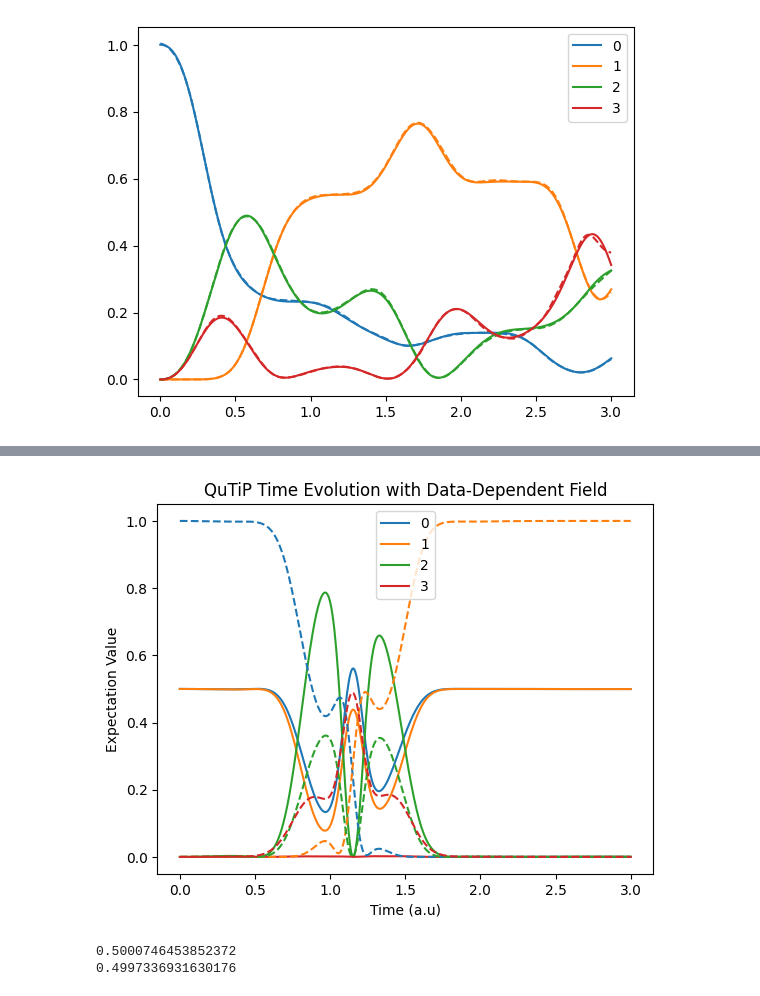
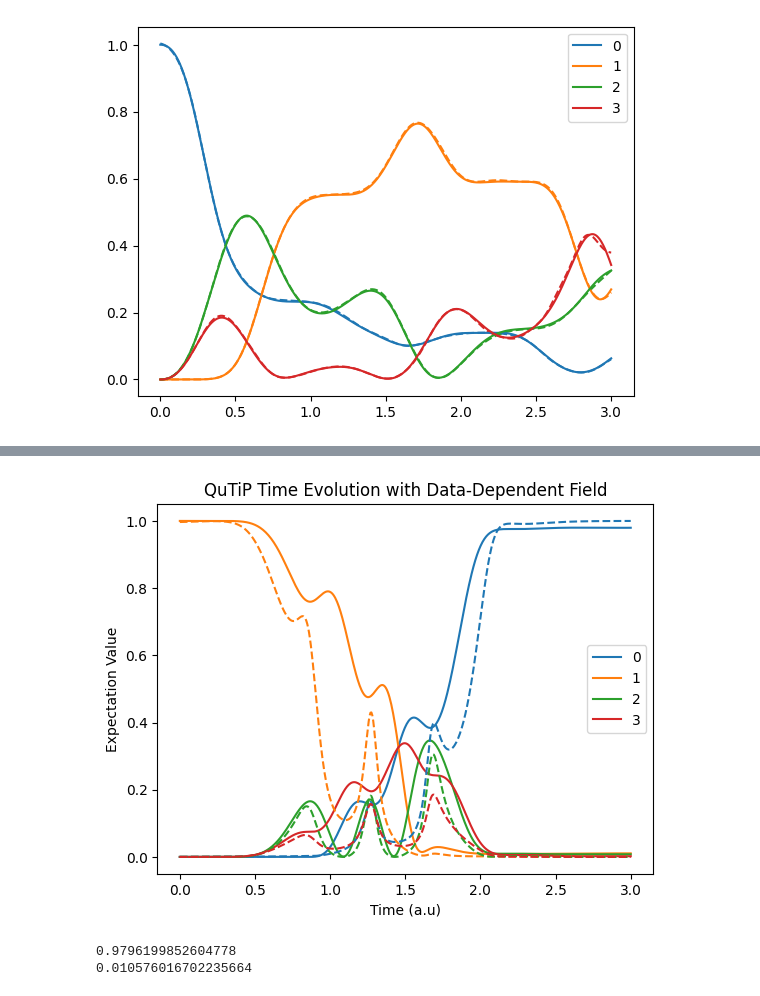
Before and after one commit to martinjimenez388/my-first-proyect, a Jupyter notebook: PINN_control_4levels_pre_trained.ipynb, the cells around one changed output, grey strips where cells are left out. Saved outputs shown, nothing was run; the diff lists cells and outputs as text; code cells hidden in the pictures.

```diff
--- a/PINN_control_4levels_pre_trained.ipynb
+++ b/PINN_control_4levels_pre_trained.ipynb
@@ -546,43 +566,43 @@ H = [H0, [H1,wp], [H2,ws]] # QuTiP uses cubic spline interpolation for field_dat
 
 # (Optional) Define collapse operators for an open system simulation
 c_ops = [] # e.g., c_ops = [np.sqrt(gamma) * qt.sigmam()]
 
 # 3. Define the initial state and expectation value operators
-selst = 0
-#psi0 = qt.basis(4, selst) # Initial state |0>
-psi0 = 1/np.sqrt(2)*(qt.basis(4, 0)+qt.basis(4, 1)) # Initial state |0>
+selst = 1
+psi0 = qt.basis(4, selst) # Initial state |0>
+#psi0 = 1/np.sqrt(2)*(qt.basis(4, 0)+qt.basis(4, 1)) # Initial state |0>
 e_ops = [sig00, sig11, sig22, sig33] # Operators for which to calculate expectation values
 tlist= t_points
 
 # 4. Simulate the time evolution
 # Use mesolve for master equation dynamics (works for closed systems too if c_ops is empty)
 result = qt.mesolve(H, psi0,tlist, c_ops,e_ops=e_ops)
 
 norsq = np.sum(X_[:,:8]**2, axis=1) if selst==0 else np.sum(X_[:,8:]**2, axis=1)
 plt.figure()
 plt.plot(t_points,result.expect[0], label='0')
 plt.plot(t_points,result.expect[1], label='1')
 plt.plot(t_points,result.expect[2], label='2')
 plt.plot(t_points,result.expect[3], label='3')
 plt.plot(t_points,(X_[:,0+8*selst]**2+X_[:,1+8*selst]**2)/norsq, 'tab:blue', linestyle='dashed')
 plt.plot(t_points,(X_[:,2+8*selst]**2+X_[:,3+8*selst]**2)/norsq, linestyle='dashed', color='tab:orange')
 plt.plot(t_points,(X_[:,4+8*selst]**2+X_[:,5+8*selst]**2)/norsq, 'tab:green', linestyle='dashed'      )
 plt.plot(t_points,(X_[:,6+8*selst]**2+X_[:,7+8*selst]**2)/norsq, 'tab:red', linestyle='dashed')
 
 
 plt.xlabel('Time (a.u)')
 plt.ylabel('Expectation Value')
 plt.legend()
 plt.title('QuTiP Time Evolution with Data-Dependent Field')
 plt.show()
 # %% [output]
-[figure, old version]
+[figure, new version]
 # %%
 print(result.expect[0][-1])
 print(result.expect[1][-1])
 # %% [output]
-0.5000746453852372
-0.4997336931630176
+0.9796199852604778
+0.010576016702235664
 # %%
 merged = np.vstack((t_points, X_[:,16], X_[:,17]))
 df_from_numpy = pd.DataFrame(merged.T)
```
Also changed, not shown: parts of 3 cells of this notebook, 1 other file.
